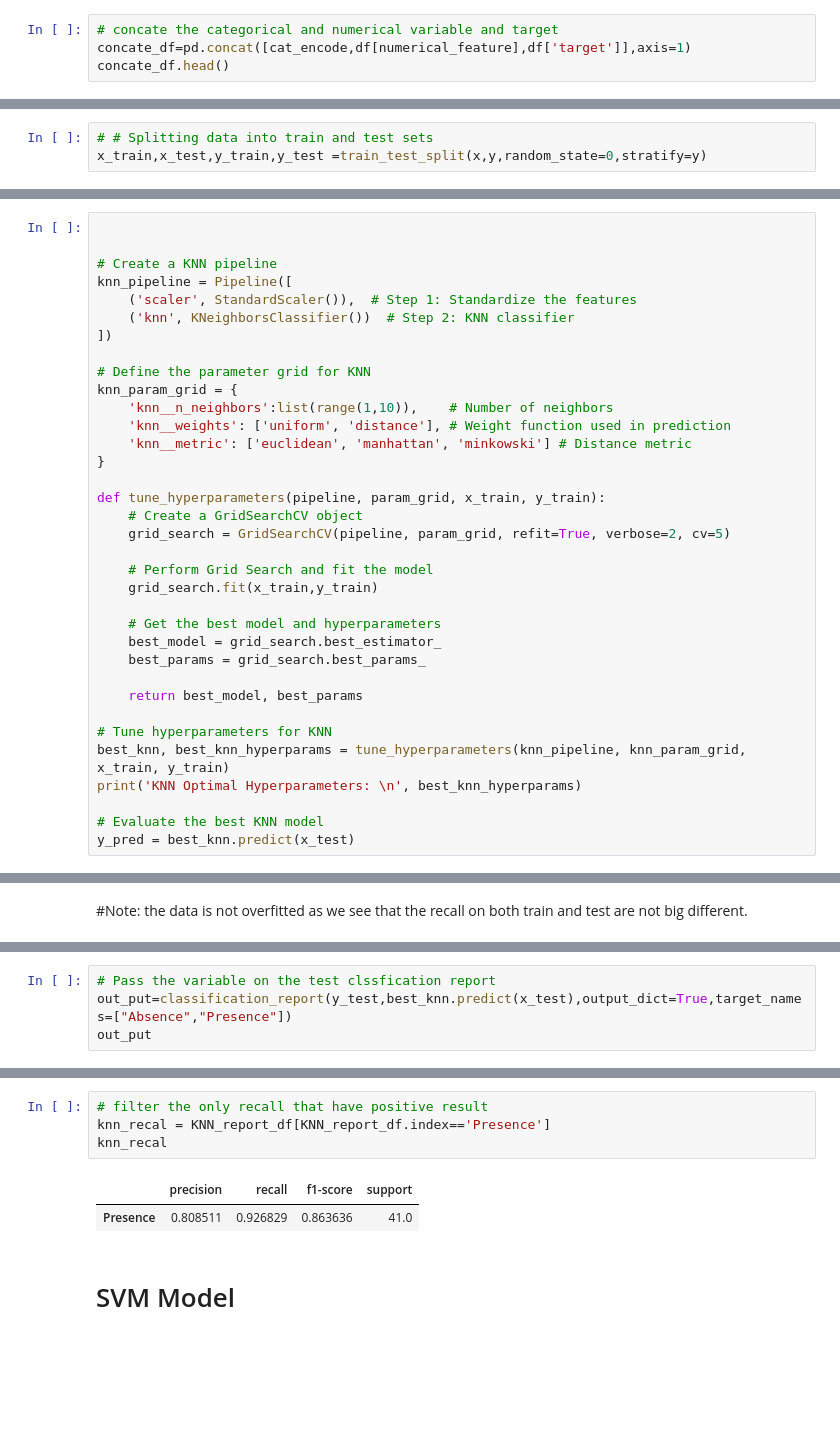
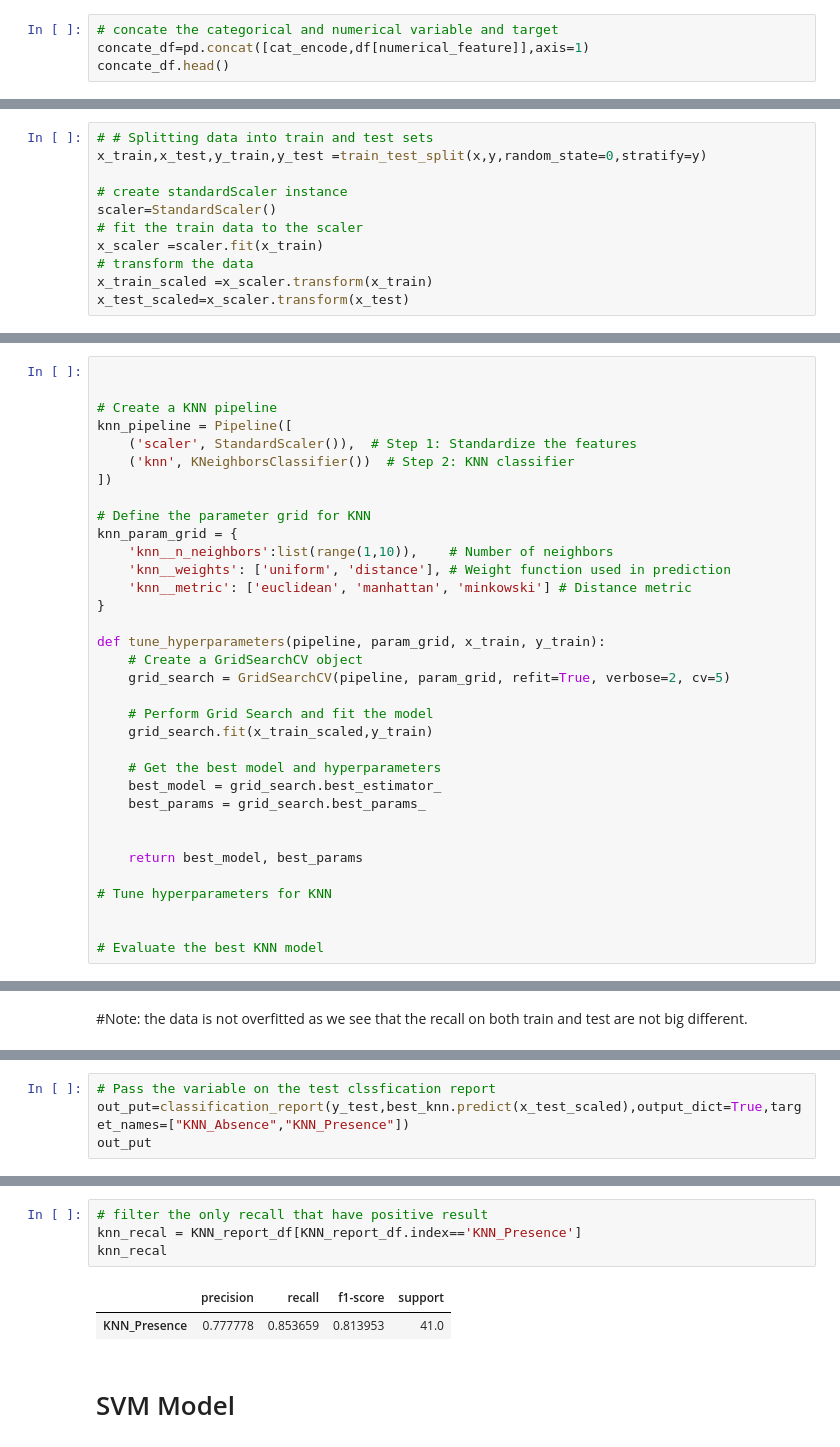
Before and after one commit to cwa312/Project4, a Jupyter notebook: heart_desease_pred.ipynb, the cells around one changed output, grey strips where cells are left out. Saved outputs shown, nothing was run; the diff lists cells and outputs as text; blank space fills up the shorter version.

```diff
--- a/heart_desease_pred.ipynb
+++ b/heart_desease_pred.ipynb
@@ -236,5 +201,5 @@ cat_encode
 # %%
 # concate the categorical and numerical variable and target
-concate_df=pd.concat([cat_encode,df[numerical_feature],df['target']],axis=1)
+concate_df=pd.concat([cat_encode,df[numerical_feature]],axis=1)
 concate_df.head()
 # %% [output]
@@ -255,6 +221,14 @@ x=concate_df.drop(columns=['target']).values
 # %%
 # # Splitting data into train and test sets
 x_train,x_test,y_train,y_test =train_test_split(x,y,random_state=0,stratify=y)
+
+# create standardScaler instance
+scaler=StandardScaler()
+# fit the train data to the scaler
+x_scaler =scaler.fit(x_train)
+# transform the data
+x_train_scaled =x_scaler.transform(x_train)
+x_test_scaled=x_scaler.transform(x_test)
 # %% [markdown]
 # KNN Model
 # %%
@@ -278,17 +252,16 @@ def tune_hyperparameters(pipeline, param_grid, x_train, y_train):
     grid_search = GridSearchCV(pipeline, param_grid, refit=True, verbose=2, cv=5)
 
     # Perform Grid Search and fit the model
-    grid_search.fit(x_train,y_train)
+    grid_search.fit(x_train_scaled,y_train)
 
     # Get the best model and hyperparameters
     best_model = grid_search.best_estimator_
     best_params = grid_search.best_params_
 
+
     return best_model, best_params
 
 # Tune hyperparameters for KNN
-best_knn, best_knn_hyperparams = tune_hyperparameters(knn_pipeline, knn_param_grid, x_train, y_train)
-print('KNN Optimal Hyperparameters: \n', best_knn_hyperparams)
+
 
 # Evaluate the best KNN model
-y_pred = best_knn.predict(x_test)
@@ -345,5 +300,5 @@ the data is not  overfitted as we see that the recall on both train and test are
 # %%
 # Pass the variable on the test clssfication report
-out_put=classification_report(y_test,best_knn.predict(x_test),output_dict=True,target_names=["Absence","Presence"])
+out_put=classification_report(y_test,best_knn.predict(x_test_scaled),output_dict=True,target_names=["KNN_Absence","KNN_Presence"])
 out_put
 # %% [output]
@@ -378,9 +333,9 @@ KNN_report_df
 # %%
 # filter the only recall that have positive result
-knn_recal = KNN_report_df[KNN_report_df.index=='Presence']
+knn_recal = KNN_report_df[KNN_report_df.index=='KNN_Presence']
 knn_recal
 # %% [output]
 |  | precision | recall | f1-score | support |
-| Presence | 0.808511 | 0.926829 | 0.863636 | 41.0 |
+| KNN_Presence | 0.777778 | 0.853659 | 0.813953 | 41.0 |
 # %% [markdown]
 # SVM Model
```
Also changed, not shown: parts of 54 cells of this notebook.
